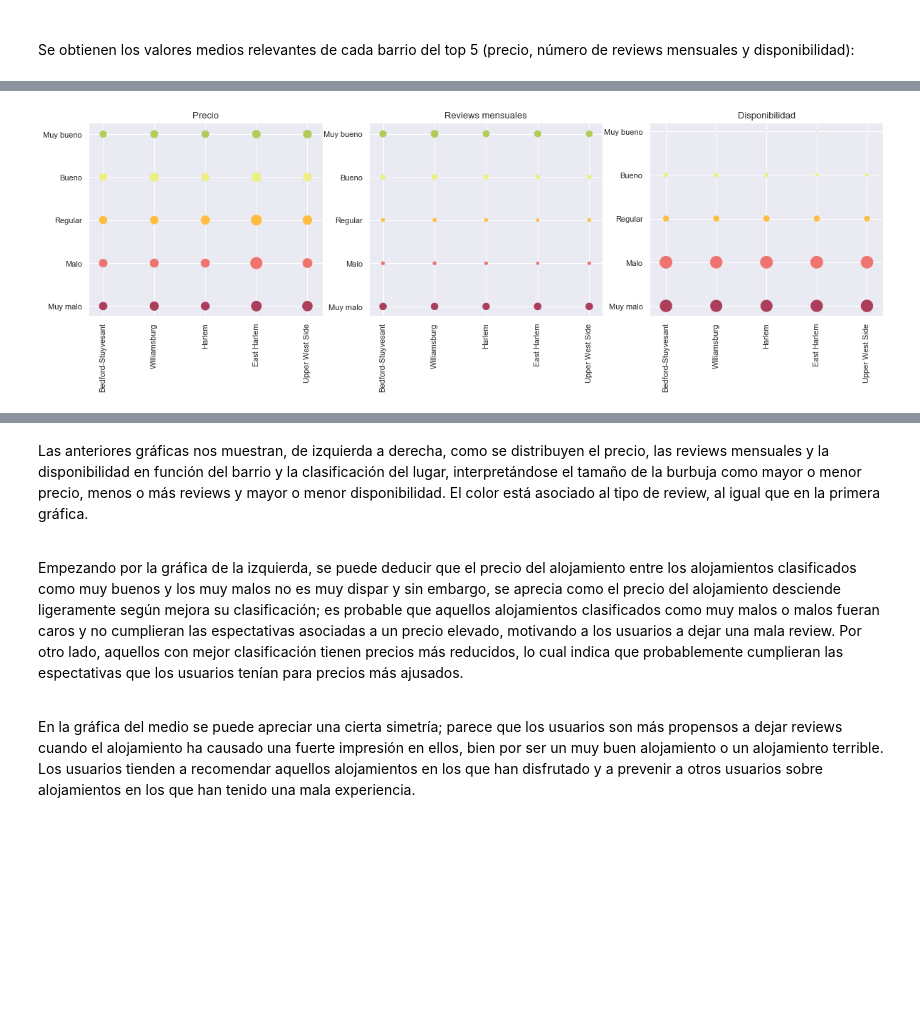
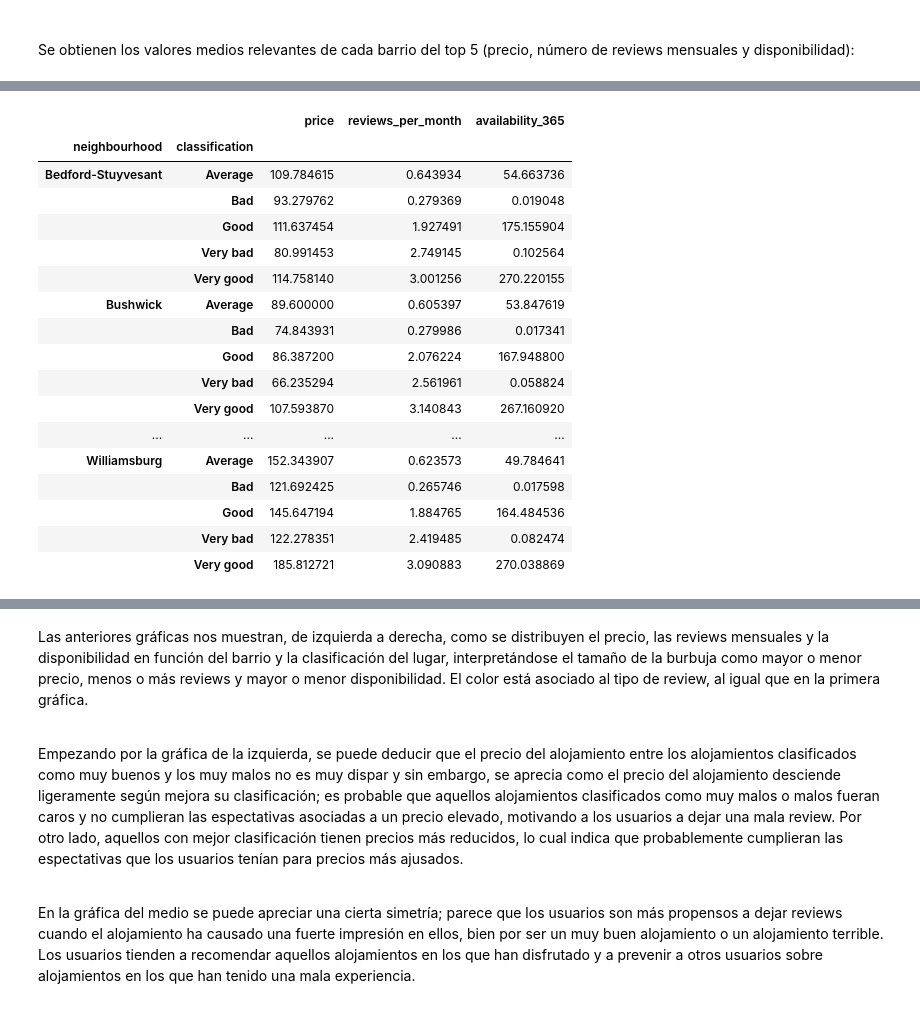
Before and after one commit to AMSUFV/airbnb_visualization, a Jupyter notebook: airbnb_brooklyn.ipynb, the cells around one changed output, grey strips where cells are left out. Cells and saved outputs as stored; diff of their text form; code cells hidden in the pictures; blank space fills up the shorter version.

```diff
--- a/airbnb_brooklyn.ipynb
+++ b/airbnb_brooklyn.ipynb
@@ -114,11 +119,8 @@ airbnb.loc[(airbnb.reviews_per_month > quantiles.values[1] ), 'reviews_tag'] = '
 # %%
-# Se crea una nueva columna para albergar la etiqueta
 airbnb['availability_tag'] = ''
 
-# Se obtienen los valores necesarios para dividir los datos en 3 cuartiles
 quantiles = airbnb['availability_365'].quantile([0.33, 0.66])
 
-# Se hace una division en 3 grupos de igual numero de ocurrencias
-airbnb.loc[(airbnb.availability_365 <= quantiles.values[0]), 'availability_tag'] = 'Poco disponible'
-airbnb.loc[(airbnb.availability_365 > quantiles.values[0] ) & (airbnb.availability_365 <= quantiles.values[1]), 'availability_tag'] = 'Disponible normalmente'
-airbnb.loc[(airbnb.availability_365 > quantiles.values[1] ), 'availability_tag'] = 'Altamente disponible'
+airbnb.loc[(airbnb.availability_365 <= quantiles.values[0]), 'availability_tag'] = 'Low demand'
+airbnb.loc[(airbnb.availability_365 > quantiles.values[0] ) & (airbnb.availability_365 <= quantiles.values[1]), 'availability_tag'] = 'Average demand'
+airbnb.loc[(airbnb.availability_365 > quantiles.values[1] ), 'availability_tag'] = 'High demand'
@@ -269,48 +233,23 @@ datos_top_5
-# %%
-# Se obtienen los tipos de reviews (Muy bueno, bueno, etc) (extraidos de las columnas del top_5) y se invierte (Muy malo, malo, etc) para
-# una visualización mas coherente
-reviews_grafica = list(top_5.columns)[::-1]
-# Se reutilizan los colores empleados en la parte 1, se invierten al igual que las reviews
-colors = ['#B3CC57','#ECF081', '#FFBE40', '#EF746F', '#AB3E5B']
-colors = colors[::-1]
-
-# El nombre de las columnas de las que van a representarse gráficas
-graficas = ['price', 'reviews_per_month', 'availability_365']
-# El título de dichas gráficas
-titles = ['Precio', 'Reviews mensuales', 'Disponibilidad']
-
-fig, ax = plt.subplots(1,3, figsize=(20,5))
-for i, grafica in enumerate(graficas):
-
-
-    sizes = []
-    for review in reviews_grafica:
-        # Dado que la grafica tiene 2 indices, se accede a ella especificando el nivel (classification) y el valor (review), el cual irá cambiando
-        # en cada iteracion. [grafica] filtra para el tipo de gráfica que se esta ploteando, viene dado por la iteracion del for superior
-        sizes.append(datos_top_5.xs(review, level='classification', drop_level = False)[grafica].values)
-        # Explicación:
-        # La anterior línea de código añade a la lista 'sizes' los valores asociados a un tipo de review para cada barrio para su posterior representación en la grafica.
-        # sizes[0][0], para grafica precio, contendría el precio medio de los pisos con reviews 'Muy malas' del barrio de Bedford [0][1] idem para barrio de Williamsburg, etc.
-        # sizes[1][0] contendría el precio medio de los pisos con reviews 'Malas' en Bedford, etc.
-
-    # Para una mejor visualizacion de la gráfica de las reviews mensuales, dado que el valor es pequeño y no se aprecia, se multiplica
-    # por un factor para agrandar el tamaño del punto
-    if grafica == 'reviews_per_month':
-        sizes = np.array(sizes)*30
-
-    for j, (size, color) in enumerate(zip(sizes, colors)):
-        # Vamos ploteando nivel a nivel, primero Muy malo, luego Malo, etc.
-        x = np.arange(0, len(size), 1)
-        y = np.full(len(sizes), j)
-        ax[i].scatter(x, y, size, c = color)
-
-    ax[i].set_yticks(np.arange(5))
-    ax[i].set_xticks(np.arange(5))
-    ax[i].set_xticklabels(top_5.index, rotation = 'vertical')
-    ax[i].set_yticklabels(reviews_grafica)
-
-    ax[i].set_title(titles[i], fontsize = 13)
-
-plt.show()
-# %% [output]
-[figure, removed]
+# %%
+top_5_data = airbnb.groupby(['neighbourhood', 'classification']).mean()
+top_5_data = top_5_data.loc[list(top_5.index),:]
+display(top_5_data)
+# %% [output]
+|  |  | price | reviews_per_month | availability_365 |
+| neighbourhood | classification |  |  |  |
+| Bedford-Stuyvesant | Average | 109.784615 | 0.643934 | 54.663736 |
+|  | Bad | 93.279762 | 0.279369 | 0.019048 |
+|  | Good | 111.637454 | 1.927491 | 175.155904 |
+|  | Very bad | 80.991453 | 2.749145 | 0.102564 |
+|  | Very good | 114.758140 | 3.001256 | 270.220155 |
+| Bushwick | Average | 89.600000 | 0.605397 | 53.847619 |
+|  | Bad | 74.843931 | 0.279986 | 0.017341 |
+|  | Good | 86.387200 | 2.076224 | 167.948800 |
+|  | Very bad | 66.235294 | 2.561961 | 0.058824 |
+|  | Very good | 107.593870 | 3.140843 | 267.160920 |
+| ... | ... | ... | ... | ... |
+| Williamsburg | Average | 152.343907 | 0.623573 | 49.784641 |
+|  | Bad | 121.692425 | 0.265746 | 0.017598 |
+|  | Good | 145.647194 | 1.884765 | 164.484536 |
+|  | Very bad | 122.278351 | 2.419485 | 0.082474 |
+|  | Very good | 185.812721 | 3.090883 | 270.038869 |
```
Also changed, not shown: parts of 25 cells of this notebook.
